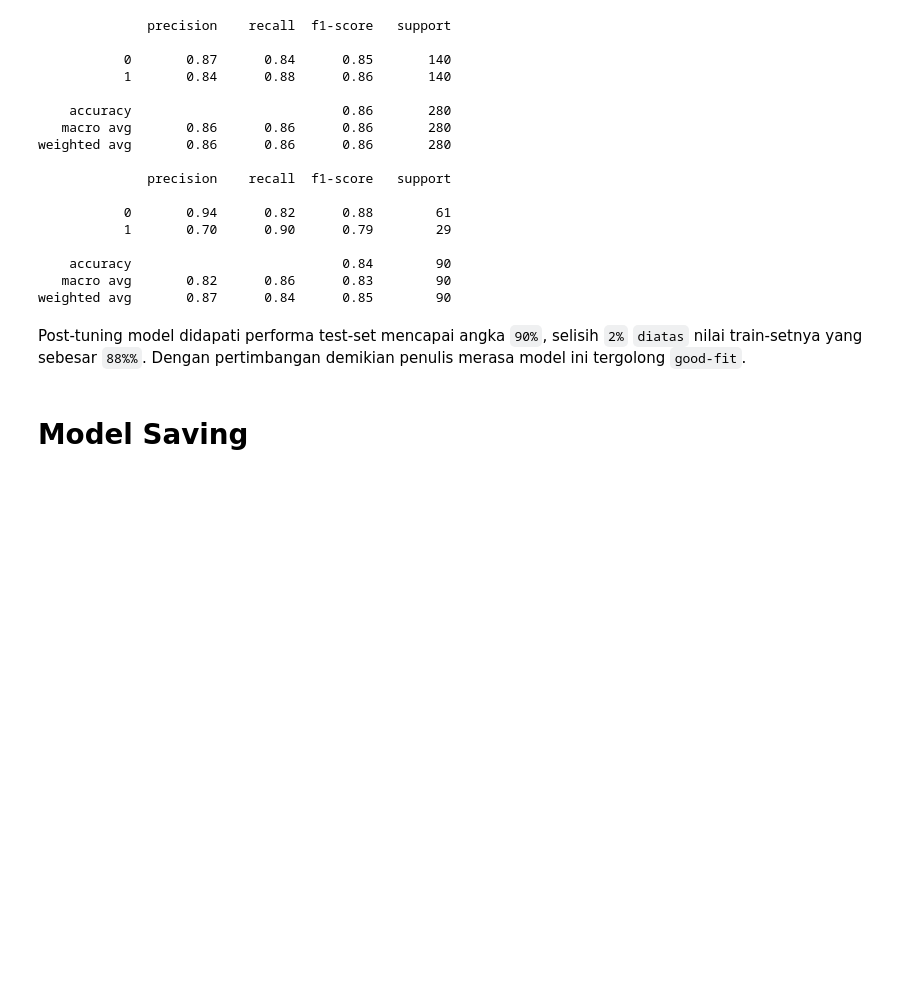
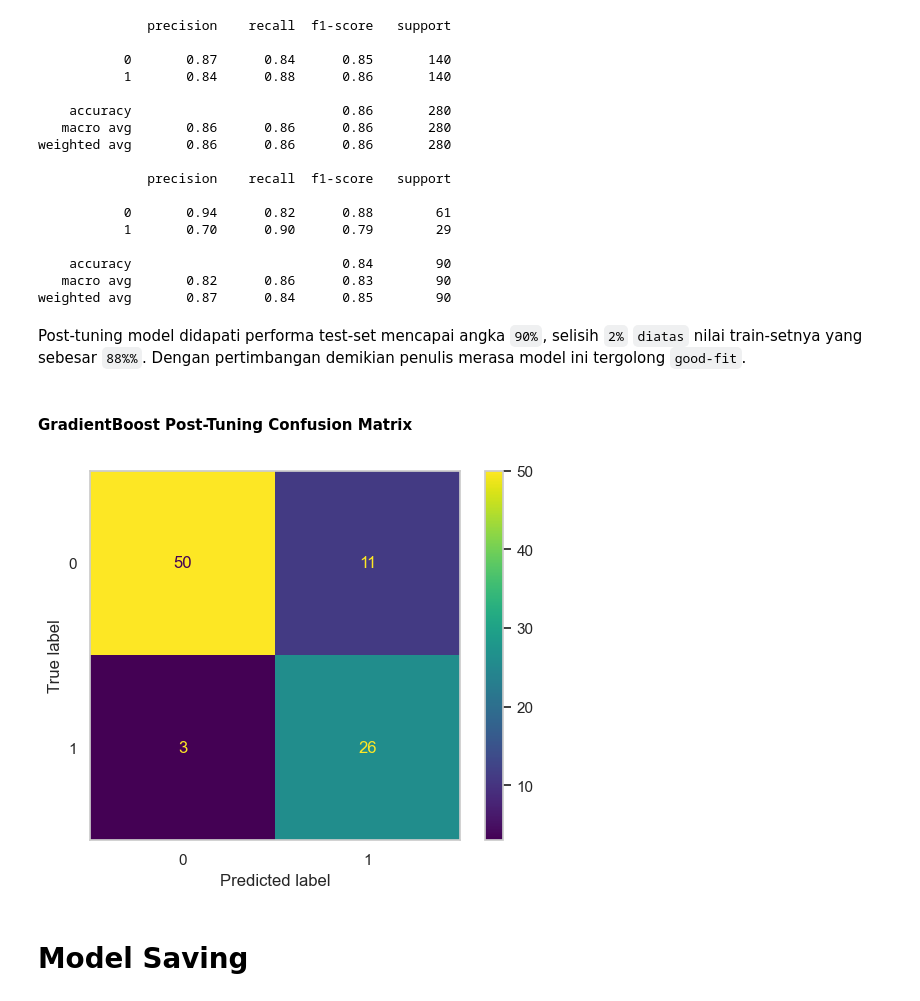
Before and after one commit to izzandienurrahman/hacktiv8, a Jupyter notebook: Phase1/h8dsft_P1G3_Izzan.ipynb, the cells around one changed output. Saved outputs shown, nothing was run; the diff lists cells and outputs as text; code cells hidden in the pictures; blank space fills up the shorter version.

```diff
--- a/Phase1/h8dsft_P1G3_Izzan.ipynb
+++ b/Phase1/h8dsft_P1G3_Izzan.ipynb
@@ -1028,6 +1052,18 @@ weighted avg       0.86      0.86      0.86       280
 weighted avg       0.87      0.84      0.85        90
 # %% [markdown]
 Post-tuning model didapati performa test-set mencapai angka `90%`, selisih `2%` `diatas` nilai train-setnya yang sebesar `88%%`. Dengan pertimbangan demikian penulis merasa model ini tergolong `good-fit`.
+# %% [markdown]
+#### GradientBoost Post-Tuning Confusion Matrix
+# %%
+# gradientboost post-tuning confusion matrix
+sns.set_style("whitegrid", {'axes.grid' : False})
+cm = confusion_matrix(y_test, y_pred_test_gbc_randcv, labels=gbc_randcv.classes_)
+disp = ConfusionMatrixDisplay(confusion_matrix=cm,display_labels=gbc_randcv.classes_)
+
+disp.plot()
+plt.show()
+# %% [output]
+[figure, added]
 # %% [markdown]
 # Model Saving
 # %%
```
Also changed, not shown: parts of 11 cells of this notebook.
